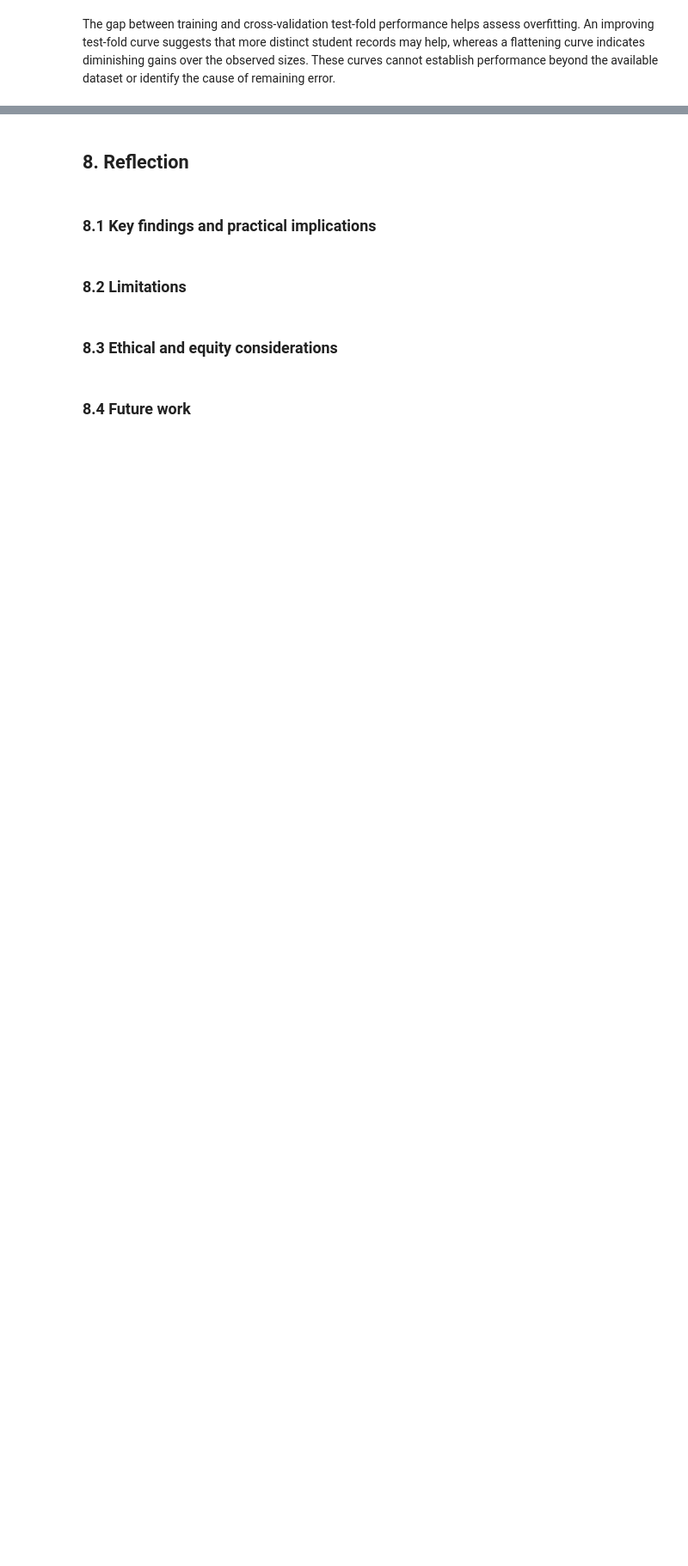
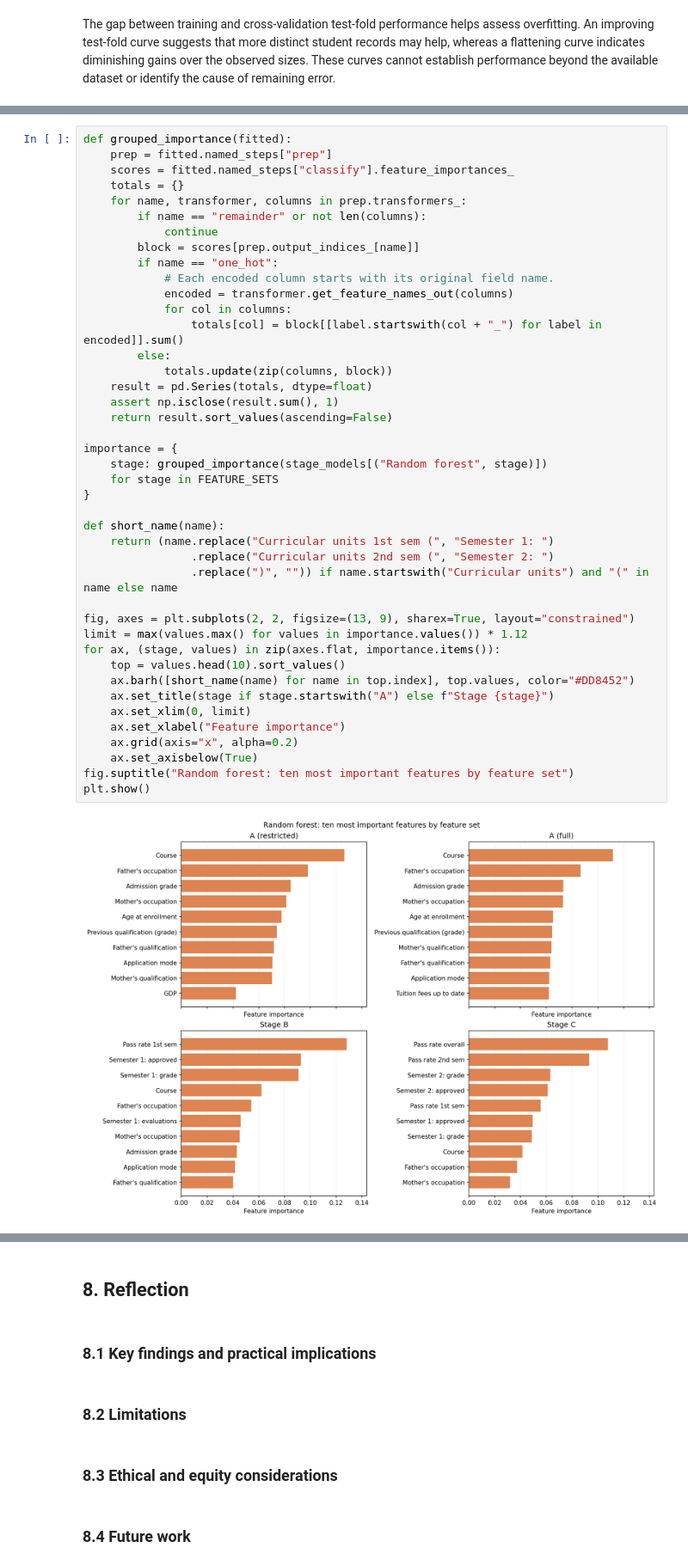
Before and after one commit to rohitt313/CIS-4020, a Jupyter notebook: CIS4020_Course_Project.ipynb, the cells around one changed output, grey strips where cells are left out. Shown at 86% size. Saved outputs shown, nothing was run; the diff lists cells and outputs as text; blank space fills up the shorter version.

```diff
--- a/CIS4020_Course_Project.ipynb
+++ b/CIS4020_Course_Project.ipynb
@@ -2346,0 +2099,44 @@ display(gap_results)
+# %%
+def grouped_importance(fitted):
+    prep = fitted.named_steps["prep"]
+    scores = fitted.named_steps["classify"].feature_importances_
+    totals = {}
+    for name, transformer, columns in prep.transformers_:
+        if name == "remainder" or not len(columns):
+            continue
+        block = scores[prep.output_indices_[name]]
+        if name == "one_hot":
+            # Each encoded column starts with its original field name.
+            encoded = transformer.get_feature_names_out(columns)
+            for col in columns:
+                totals[col] = block[[label.startswith(col + "_") for label in encoded]].sum()
+        else:
+            totals.update(zip(columns, block))
+    result = pd.Series(totals, dtype=float)
+    assert np.isclose(result.sum(), 1)
+    return result.sort_values(ascending=False)
+
+importance = {
+    stage: grouped_importance(stage_models[("Random forest", stage)])
+    for stage in FEATURE_SETS
+}
+
+def short_name(name):
+    return (name.replace("Curricular units 1st sem (", "Semester 1: ")
+                .replace("Curricular units 2nd sem (", "Semester 2: ")
+                .replace(")", "")) if name.startswith("Curricular units") and "(" in name else name
+
+fig, axes = plt.subplots(2, 2, figsize=(13, 9), sharex=True, layout="constrained")
+limit = max(values.max() for values in importance.values()) * 1.12
+for ax, (stage, values) in zip(axes.flat, importance.items()):
+    top = values.head(10).sort_values()
+    ax.barh([short_name(name) for name in top.index], top.values, color="#DD8452")
+    ax.set_title(stage if stage.startswith("A") else f"Stage {stage}")
+    ax.set_xlim(0, limit)
+    ax.set_xlabel("Feature importance")
+    ax.grid(axis="x", alpha=0.2)
+    ax.set_axisbelow(True)
+fig.suptitle("Random forest: ten most important features by feature set")
+plt.show()
+# %% [output]
+[figure, added]
```
Also changed, not shown: parts of 27 cells of this notebook.
